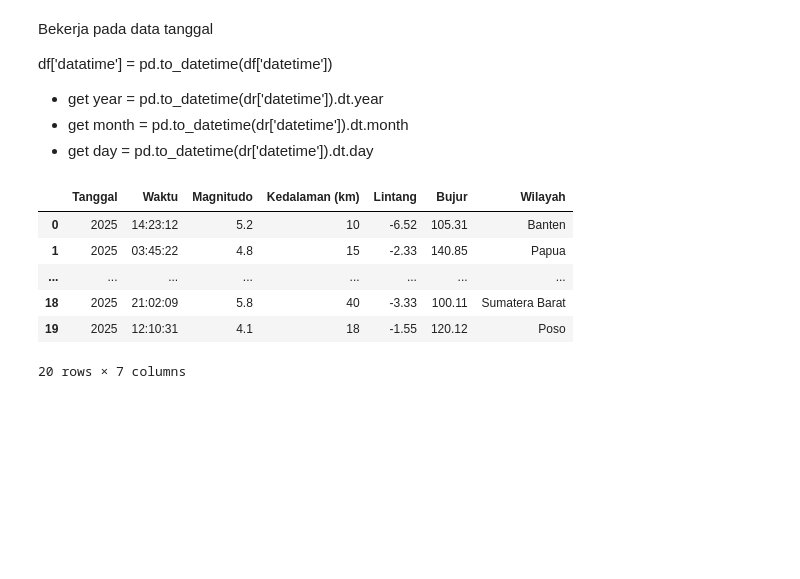
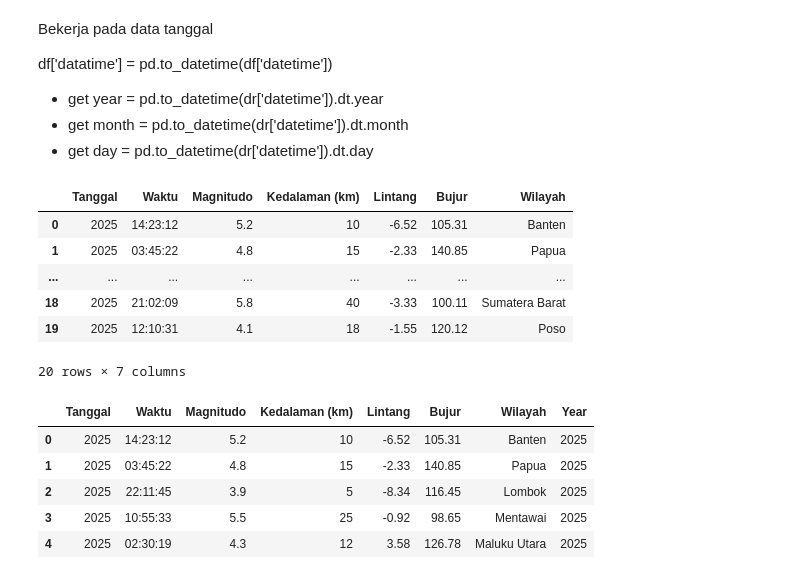
Before and after one commit to Dontbecode/-Bootcamp-Data-Analyst-, a Jupyter notebook: Pandas.ipynb, the cells around one changed output. Cells and saved outputs as stored; diff of their text form; code cells hidden in the pictures; blank space fills up the shorter version.

```diff
--- a/Pandas.ipynb
+++ b/Pandas.ipynb
@@ -847,3 +782,13 @@ df
 | 18 | 2025 | 21:02:09 | 5.8 | 40 | -3.33 | 100.11 | Sumatera Barat |
 | 19 | 2025 | 12:10:31 | 4.1 | 18 | -1.55 | 120.12 | Poso |
 20 rows × 7 columns
+# %%
+df['Year'] = df['Tanggal']
+df.head(5)
+# %% [output]
+|  | Tanggal | Waktu | Magnitudo | Kedalaman (km) | Lintang | Bujur | Wilayah | Year |
+| 0 | 2025 | 14:23:12 | 5.2 | 10 | -6.52 | 105.31 | Banten | 2025 |
+| 1 | 2025 | 03:45:22 | 4.8 | 15 | -2.33 | 140.85 | Papua | 2025 |
+| 2 | 2025 | 22:11:45 | 3.9 | 5 | -8.34 | 116.45 | Lombok | 2025 |
+| 3 | 2025 | 10:55:33 | 5.5 | 25 | -0.92 | 98.65 | Mentawai | 2025 |
+| 4 | 2025 | 02:30:19 | 4.3 | 12 | 3.58 | 126.78 | Maluku Utara | 2025 |
```
Also changed, not shown: parts of 15 cells of this notebook, 1 other file.
